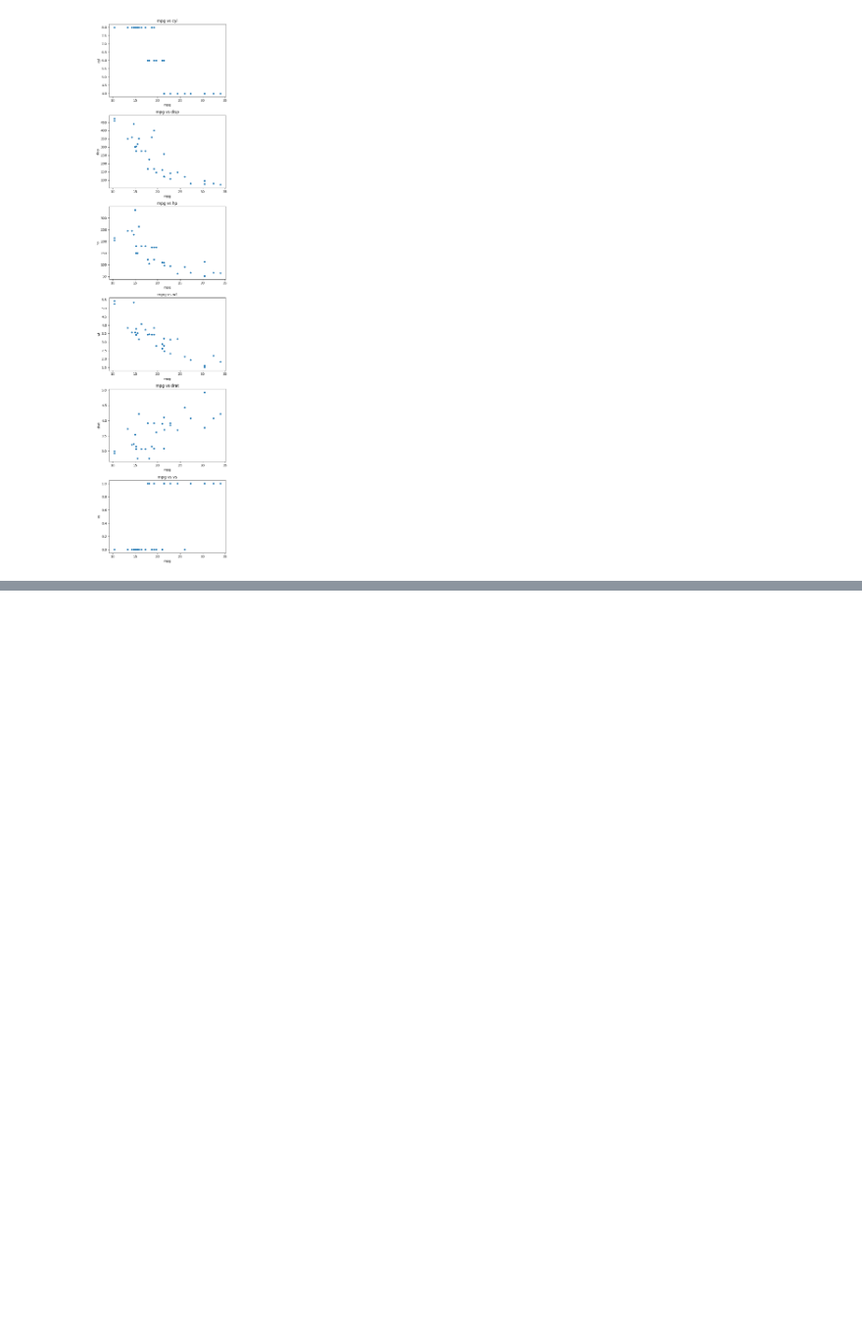
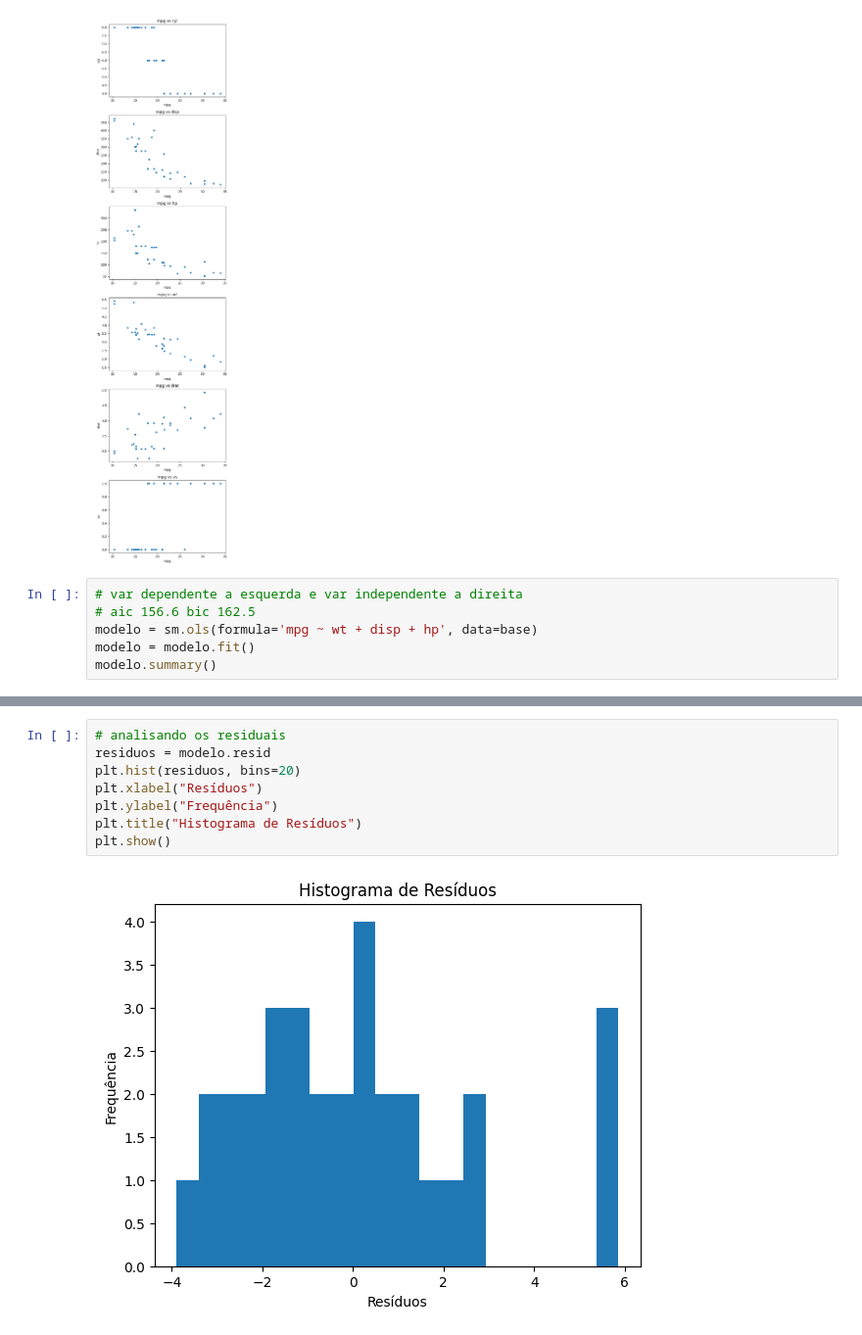
Before and after one commit to pierrout/AIML, a Jupyter notebook: RegressaoLinear.ipynb, the cells around one changed output, grey strips where cells are left out. Shown at 98% size. Cells and saved outputs as stored; diff of their text form; blank space fills up the shorter version.

```diff
--- a/RegressaoLinear.ipynb
+++ b/RegressaoLinear.ipynb
@@ -109,3 +110,9 @@ plt.show
 # %% [output]
 <function matplotlib.pyplot.show(close=None, block=None)>
 [figure]
+# %%
+# var dependente a esquerda e var independente a direita
+# aic 156.6 bic 162.5
+modelo = sm.ols(formula='mpg ~ wt + disp + hp', data=base)
+modelo = modelo.fit()
+modelo.summary()
@@ -111,0 +143,10 @@ plt.show
+# %%
+# analisando os residuais
+residuos = modelo.resid
+plt.hist(residuos, bins=20)
+plt.xlabel("Resíduos")
+plt.ylabel("Frequência")
+plt.title("Histograma de Resíduos")
+plt.show()
+# %% [output]
+[figure, added]
```
Also changed, not shown: parts of 11 cells of this notebook.
